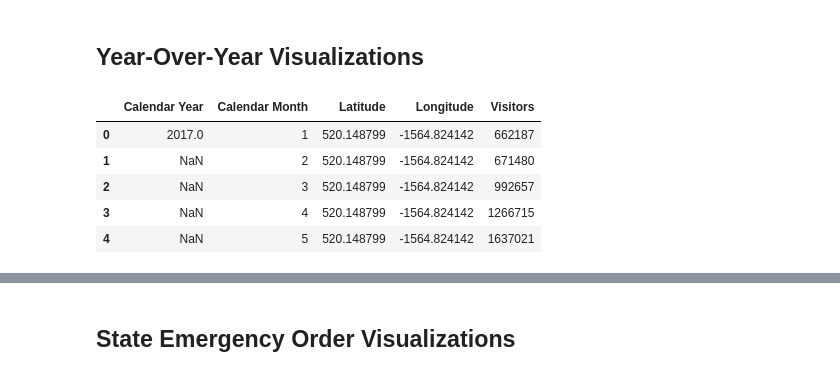
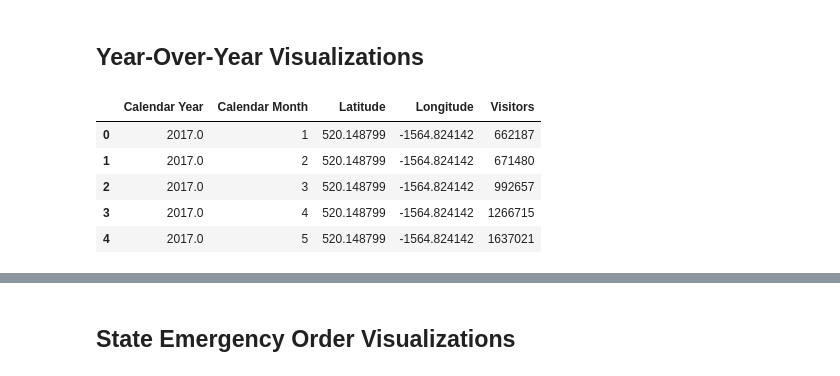
Before and after one commit to missymeyer/ProjectOne, a Jupyter notebook: ProjectOne_Visualizations.ipynb, the cells around one changed output, grey strips where cells are left out. Drawn from its saved outputs; the diff is of its cells as text; code cells hidden in the pictures.

```diff
--- a/ProjectOne_Visualizations.ipynb
+++ b/ProjectOne_Visualizations.ipynb
@@ -46,12 +46,12 @@ plt.show()
 ## Year-Over-Year Visualizations
 # %%
 # Additional cleaning
-yoy_compare.fillna(method='ffill')
-yoy_compare.head()
+compare_years = yoy_compare.fillna(method='ffill')
+compare_years.head()
 # %% [output]
 |  | Calendar Year | Calendar Month | Latitude | Longitude | Visitors |
 | 0 | 2017.0 | 1 | 520.148799 | -1564.824142 | 662187 |
-| 1 | NaN | 2 | 520.148799 | -1564.824142 | 671480 |
-| 2 | NaN | 3 | 520.148799 | -1564.824142 | 992657 |
-| 3 | NaN | 4 | 520.148799 | -1564.824142 | 1266715 |
-| 4 | NaN | 5 | 520.148799 | -1564.824142 | 1637021 |
+| 1 | 2017.0 | 2 | 520.148799 | -1564.824142 | 671480 |
+| 2 | 2017.0 | 3 | 520.148799 | -1564.824142 | 992657 |
+| 3 | 2017.0 | 4 | 520.148799 | -1564.824142 | 1266715 |
+| 4 | 2017.0 | 5 | 520.148799 | -1564.824142 | 1637021 |
```
Also changed, not shown: parts of 3 cells of this notebook, 6 other files.
